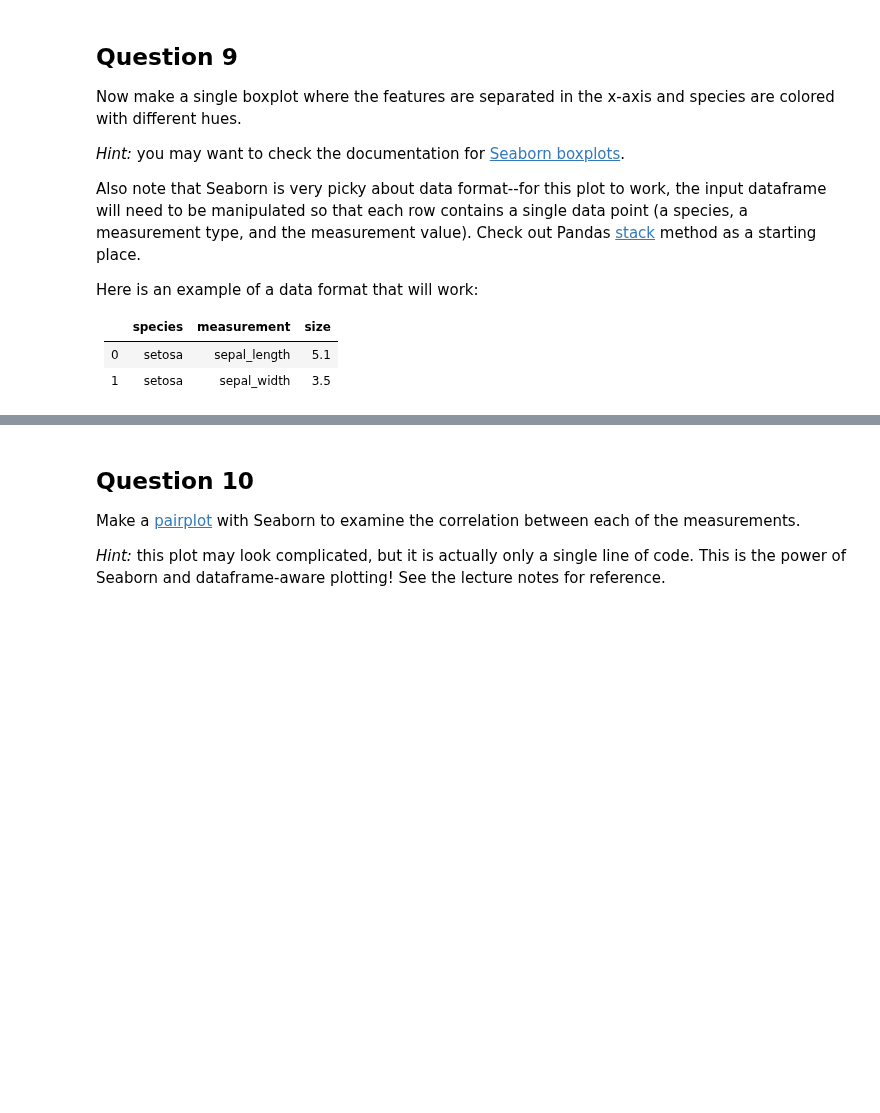
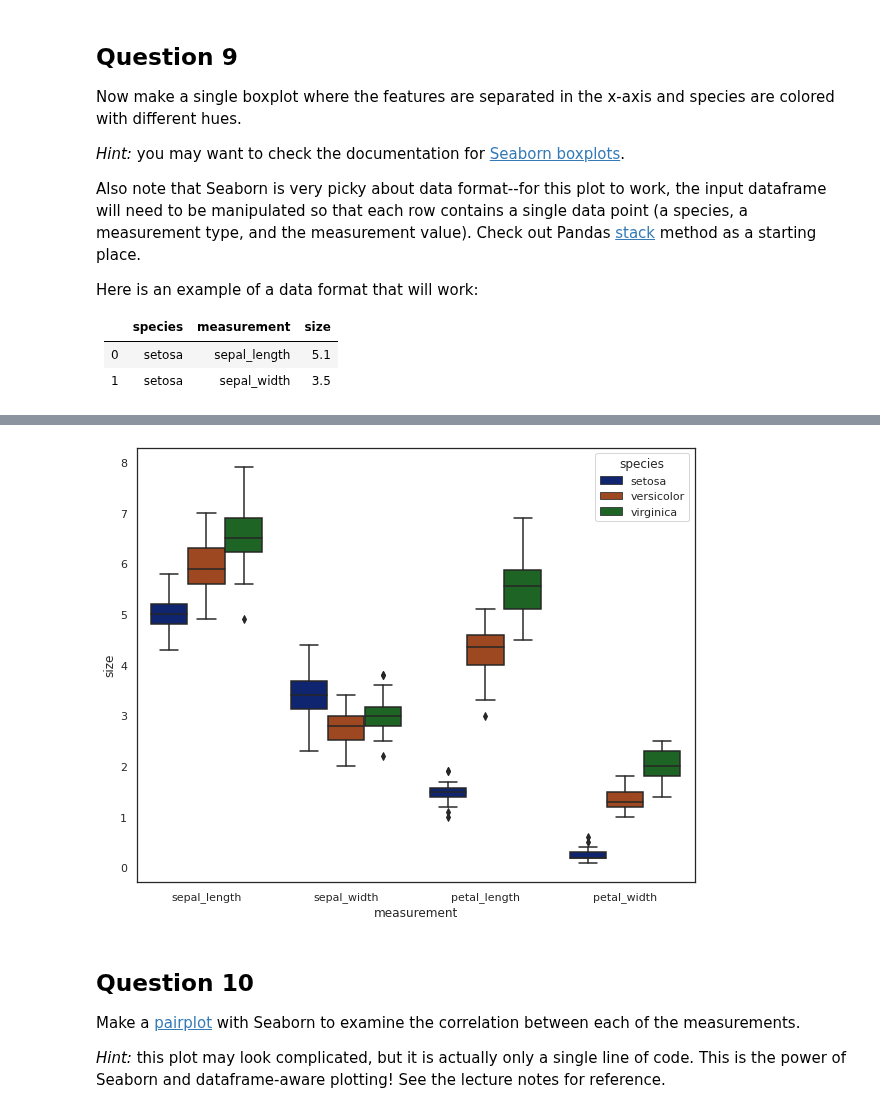
Before and after one commit to davestroud/Machine_Learning, a Jupyter notebook: 01c_LAB_EDA.ipynb, the cells around one changed output, grey strips where cells are left out. Saved outputs shown, nothing was run; the diff lists cells and outputs as text; code cells hidden in the pictures; blank space fills up the shorter version.

```diff
--- a/01c_LAB_EDA.ipynb
+++ b/01c_LAB_EDA.ipynb
@@ -218,15 +317,17 @@ plot_data.head()
 # %%
 ### BEGIN SOLUTION
 # Now plot the dataframe from above using Seaborn
 
 sns.set_style('white')
 sns.set_context('notebook')
 sns.set_palette('dark')
 
-f = plt.figure(figsize=(6,4))
+f = plt.figure(figsize=(10,8))
 sns.boxplot(x='measurement', y='size',
             hue='species', data=plot_data);
 ### END SOLUTION
+# %% [output]
+[figure, added]
 # %% [markdown]
 ## Question 10
 
```
Also changed, not shown: parts of 18 cells of this notebook.
